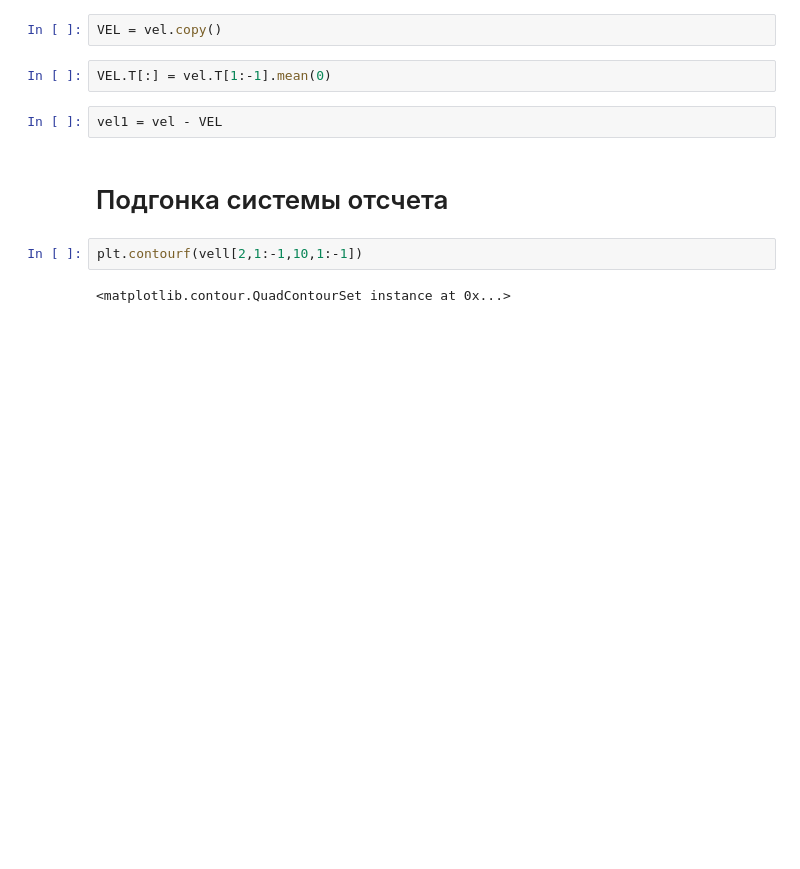
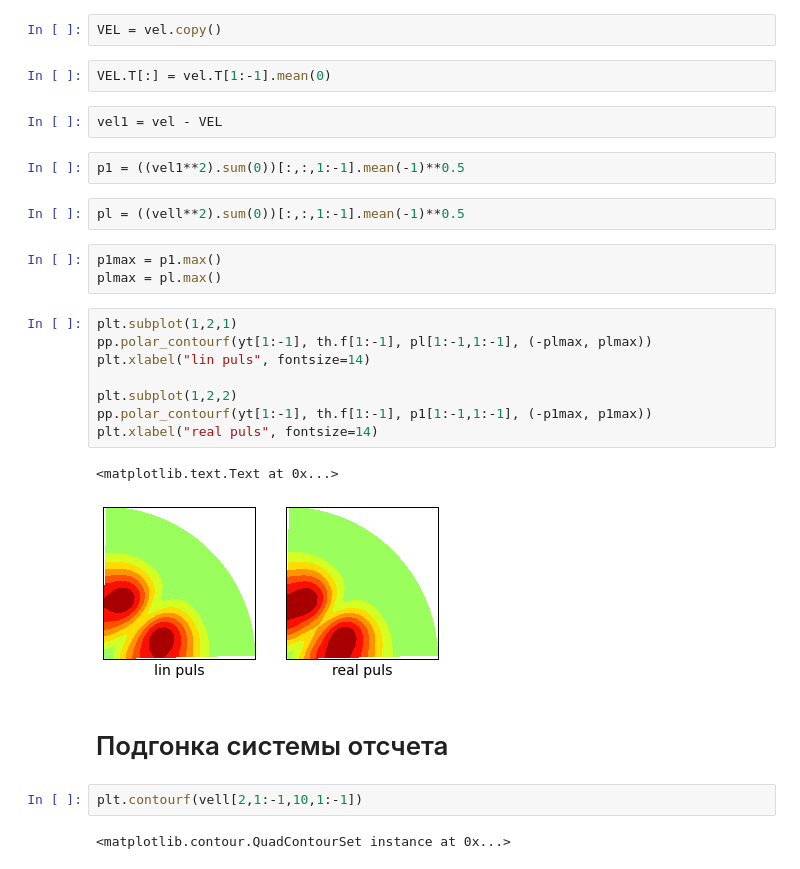
Before and after one commit to pimanov/research, a Jupyter notebook: TW-continued/TW-lin-nonlin-cmp.ipynb, the cells around one changed output. Saved outputs shown, nothing was run; the diff lists cells and outputs as text; blank space fills up the shorter version.

```diff
--- a/TW-continued/TW-lin-nonlin-cmp.ipynb
+++ b/TW-continued/TW-lin-nonlin-cmp.ipynb
@@ -35,6 +35,24 @@ VEL = vel.copy()
 VEL.T[:] = vel.T[1:-1].mean(0)
 # %%
 vel1 = vel - VEL
+# %%
+p1 = ((vel1**2).sum(0))[:,:,1:-1].mean(-1)**0.5
+# %%
+pl = ((vell**2).sum(0))[:,:,1:-1].mean(-1)**0.5
+# %%
+p1max = p1.max()
+plmax = pl.max()
+# %%
+plt.subplot(1,2,1)
+pp.polar_contourf(yt[1:-1], th.f[1:-1], pl[1:-1,1:-1], (-plmax, plmax))
+plt.xlabel("lin puls", fontsize=14)
+
+plt.subplot(1,2,2)
+pp.polar_contourf(yt[1:-1], th.f[1:-1], p1[1:-1,1:-1], (-p1max, p1max))
+plt.xlabel("real puls", fontsize=14)
+# %% [output]
+<matplotlib.text.Text at 0x...>
+[figure, added]
 # %% [markdown]
 # Подгонка системы отсчета
 # %%
```
